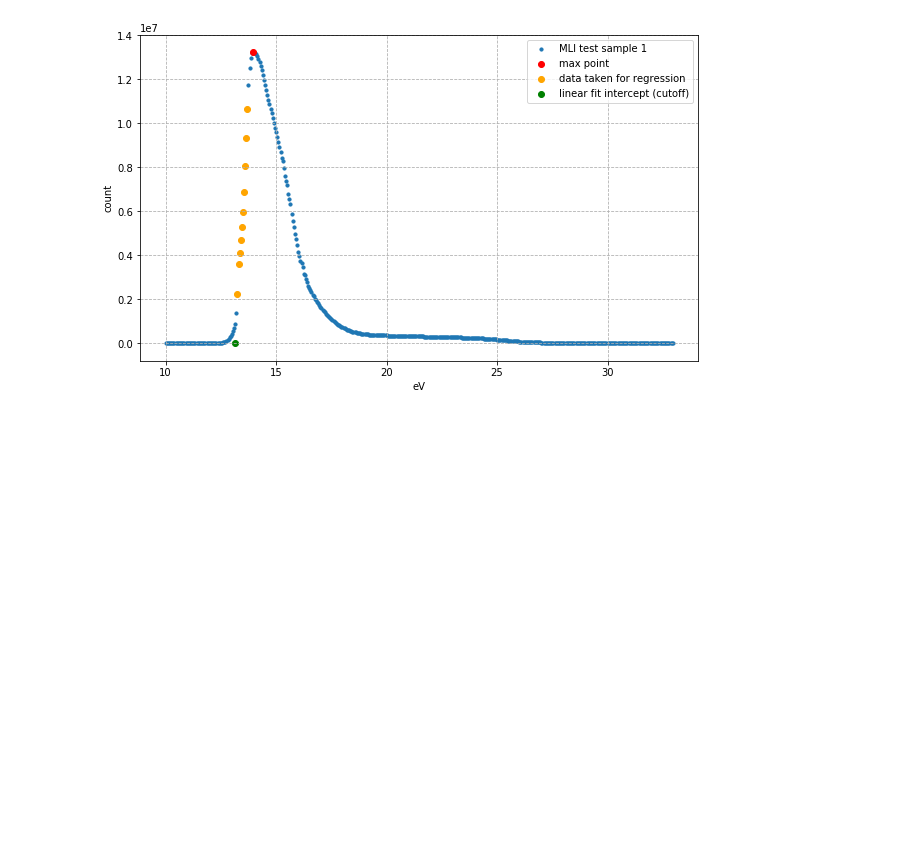
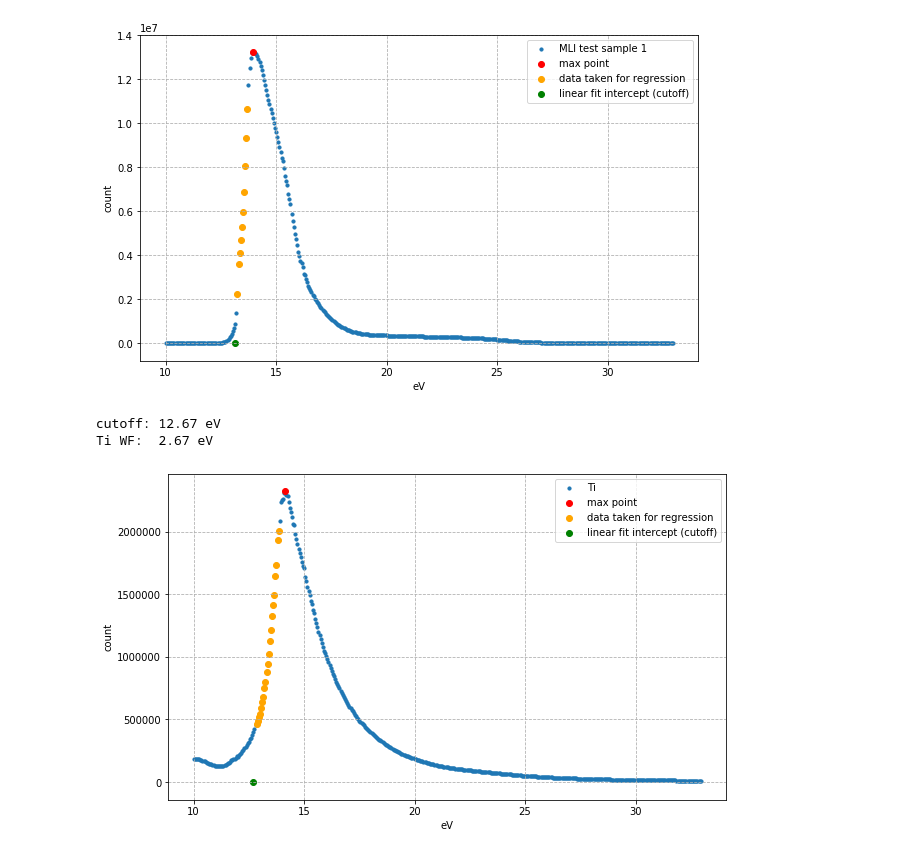
Before and after one commit to sebastiankalos/Modena, a Jupyter notebook: WF_Modena.ipynb, the cells around one changed output. Cells and saved outputs as stored; diff of their text form; code cells hidden in the pictures; blank space fills up the shorter version.

```diff
--- a/WF_Modena.ipynb
+++ b/WF_Modena.ipynb
@@ -181,5 +182,11 @@ MLI_1_WF = get_WF(MLI_1_UPS_E_kin, MLI_1_UPS_counts, "MLI test sample 1", 31.2,
 cutoff: 13.12 eV
 MLI test sample 1 WF:  3.12 eV
 [figure]
+# %%
+Ti_WF = get_WF(Ti_rod_XPS_E_kin, Ti_rod_XPS_counts, "Ti", 31.2, 21.2, 1/5, 9/10)
+# %% [output]
+cutoff: 12.67 eV
+Ti WF:  2.67 eV
+[figure, added]
 # %%
 # put materials and their work functions into a dataframe:
```
Also changed, not shown: parts of 2 cells of this notebook, 11 other files.
